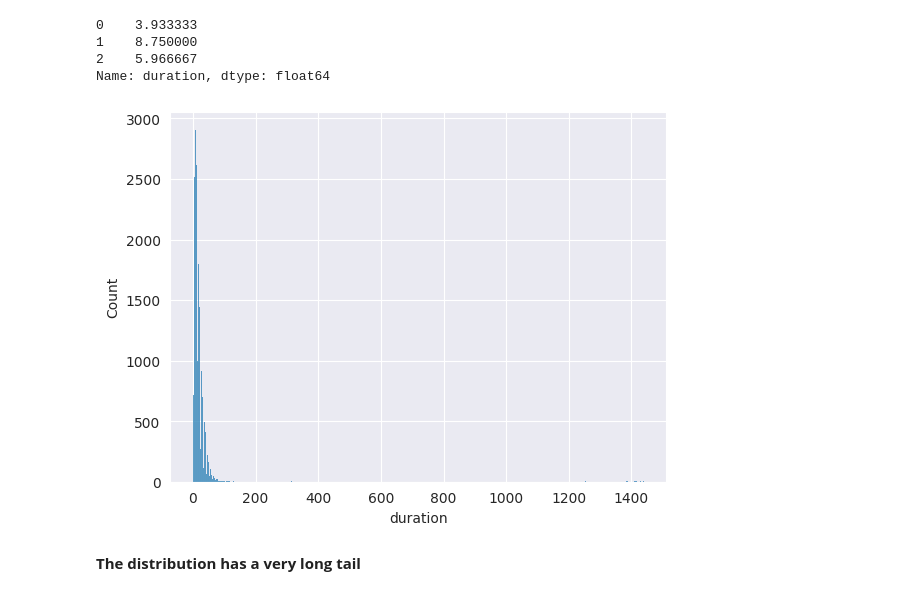
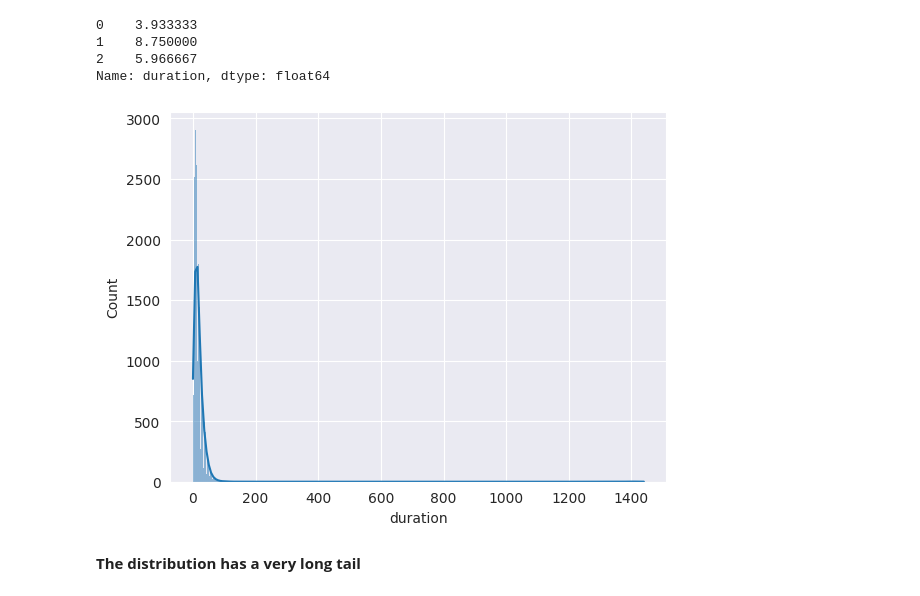
Before and after one commit to joweyel/mlops-material, a Jupyter notebook: 1-Introduction/duration-prediction-example.ipynb, the cells around one changed output. Saved outputs shown, nothing was run; the diff lists cells and outputs as text; code cells hidden in the pictures.

```diff
--- a/1-Introduction/duration-prediction-example.ipynb
+++ b/1-Introduction/duration-prediction-example.ipynb
@@ -86,9 +86,9 @@ print(df["duration"].head(3))
 2    5.966667
 Name: duration, dtype: float64
 # %%
-sns.histplot(df["duration"]);
+sns.histplot(df["duration"], kde=True);
 # %% [output]
-[figure, old version]
+[figure, new version]
 # %% [markdown]
 **The distribution has a very long tail**
 # %%
```
Also changed, not shown: parts of 16 cells of this notebook, 1 other file.
